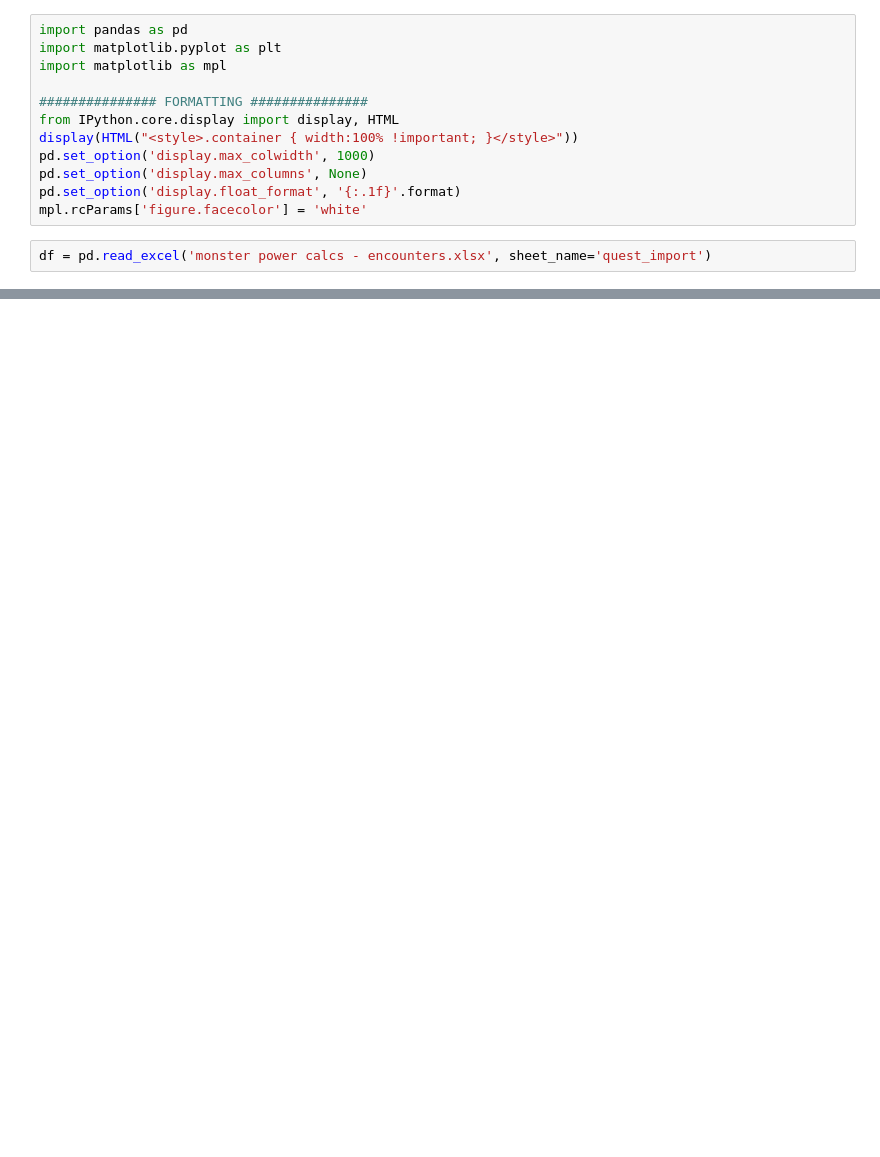
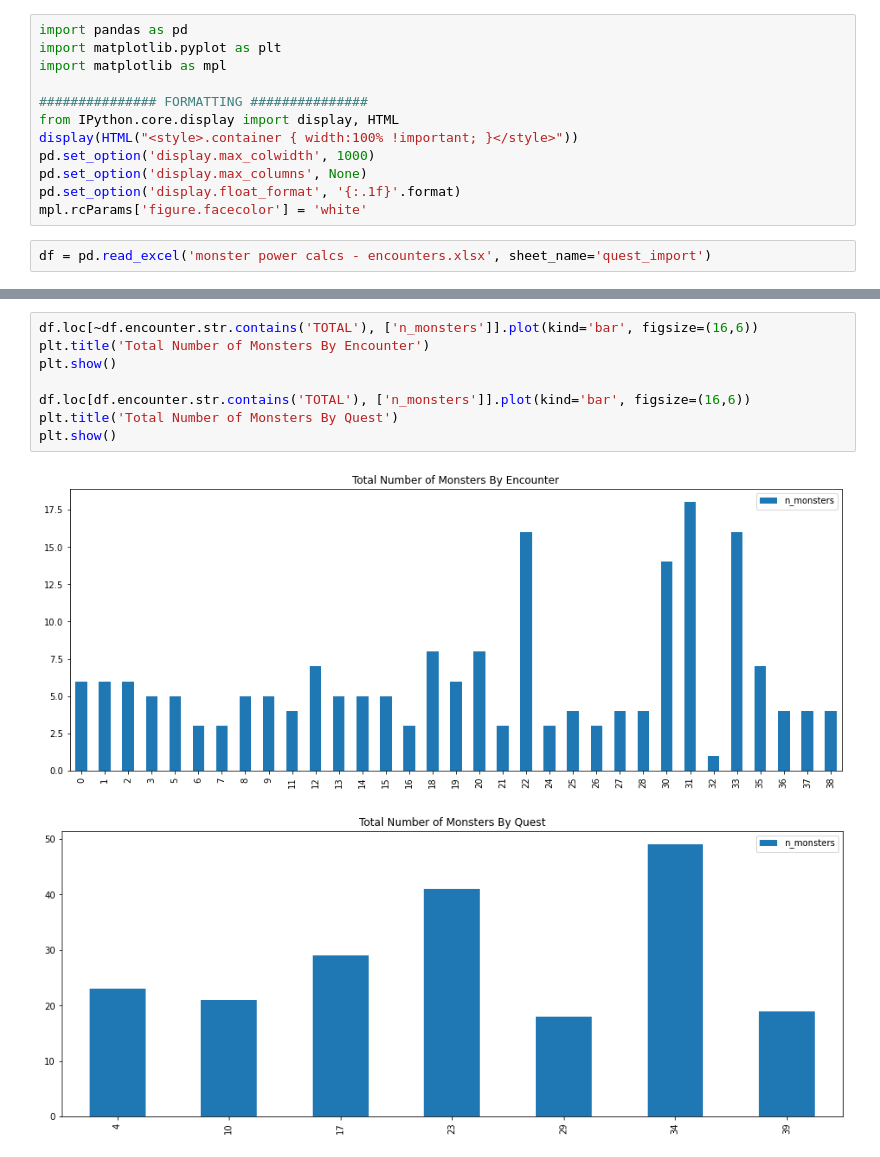
Before and after one commit to KevinCarr42/Descent_AI, a Jupyter notebook: quest_EDA.ipynb, the cells around one changed output, grey strips where cells are left out. Cells and saved outputs as stored; diff of their text form; blank space fills up the shorter version.

```diff
--- a/quest_EDA.ipynb
+++ b/quest_EDA.ipynb
@@ -40,3 +58,14 @@ plt.show()
+# %%
+df.loc[~df.encounter.str.contains('TOTAL'), ['n_monsters']].plot(kind='bar', figsize=(16,6))
+plt.title('Total Number of Monsters By Encounter')
+plt.show()
+
+df.loc[df.encounter.str.contains('TOTAL'), ['n_monsters']].plot(kind='bar', figsize=(16,6))
+plt.title('Total Number of Monsters By Quest')
+plt.show()
+# %% [output]
+[figure, added]
+[figure, added]
 # %%
 df.loc[~df.encounter.str.contains('TOTAL'), 'monster_types'].hist(
     figsize=(16,6),
```
Also changed, not shown: parts of 6 cells of this notebook, 3 other files.
